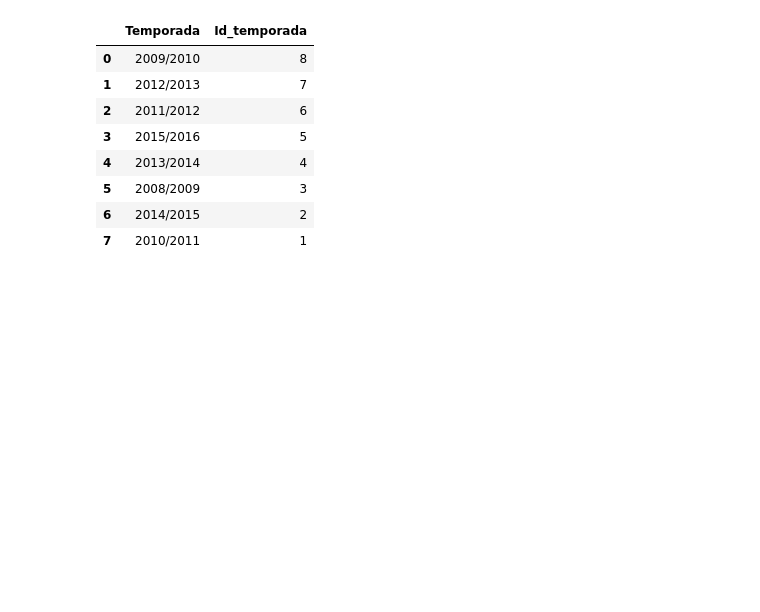
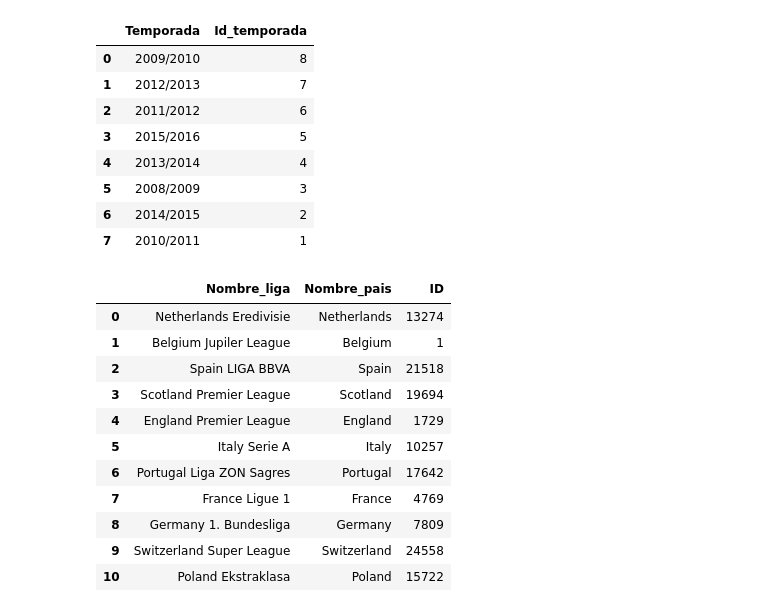
Before and after one commit to MakelMagus/TPLaboDatos2024, a Jupyter notebook: generadortablas.ipynb, the cells around one changed output. Drawn from its saved outputs; the diff is of its cells as text; code cells hidden in the pictures; blank space fills up the shorter version.

```diff
--- a/generadortablas.ipynb
+++ b/generadortablas.ipynb
@@ -26,15 +58,28 @@ df_temporada
 # %%
 # tabla liga, EL ID ESTA MAL, debería ser uno de estos [1,  1729,  4769,  7809, 10257, 13274, 15722, 17642, 19694,21518, 24558]
 # pero como saber cual es cual? YA SE, gracias al country_id del partido
 liga = duckdb.sql('''
                   SELECT DISTINCT l.name AS Nombre_liga, p.name AS Nombre_pais, part.league_id AS ID
                   FROM enunciado_liga.csv AS l
                   INNER JOIN enunciado_paises.csv AS p ON l.country_id = p.id
                   INNER JOIN enunciado_partidos.csv AS part ON l.country_id = part.country_id
                   ''')
 
 df_liga = liga.df()
-df_liga.to_csv('ligassssss')
+df_liga
+# %% [output]
+|  | Nombre_liga | Nombre_pais | ID |
+| 0 | Netherlands Eredivisie | Netherlands | 13274 |
+| 1 | Belgium Jupiler League | Belgium | 1 |
+| 2 | Spain LIGA BBVA | Spain | 21518 |
+| 3 | Scotland Premier League | Scotland | 19694 |
+| 4 | England Premier League | England | 1729 |
+| 5 | Italy Serie A | Italy | 10257 |
+| 6 | Portugal Liga ZON Sagres | Portugal | 17642 |
+| 7 | France Ligue 1 | France | 4769 |
+| 8 | Germany 1. Bundesliga | Germany | 7809 |
+| 9 | Switzerland Super League | Switzerland | 24558 |
+| 10 | Poland Ekstraklasa | Poland | 15722 |
 # %%
 # Tabla Equipos
 equipo = duckdb.sql('''
```
Also changed, not shown: parts of 6 cells of this notebook.
